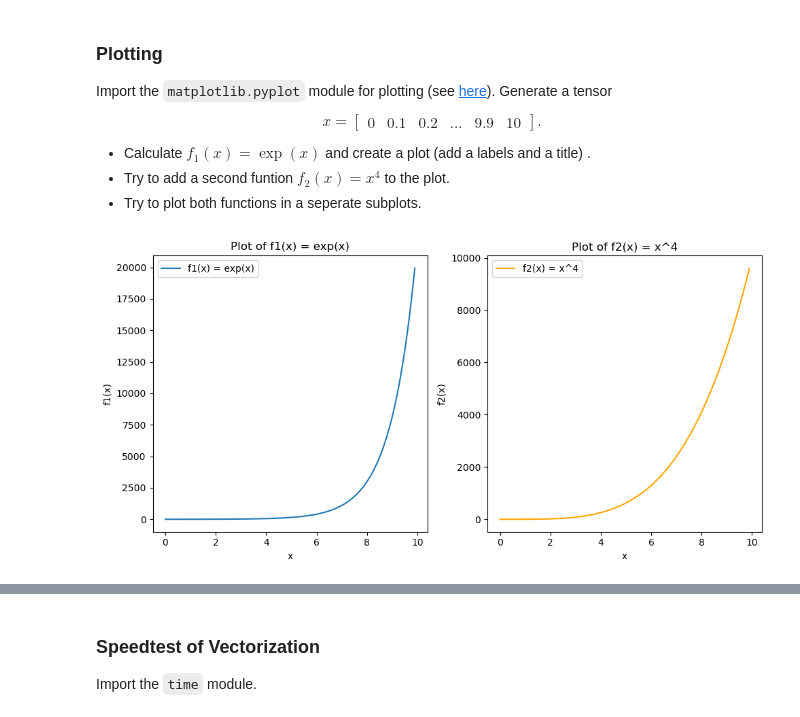
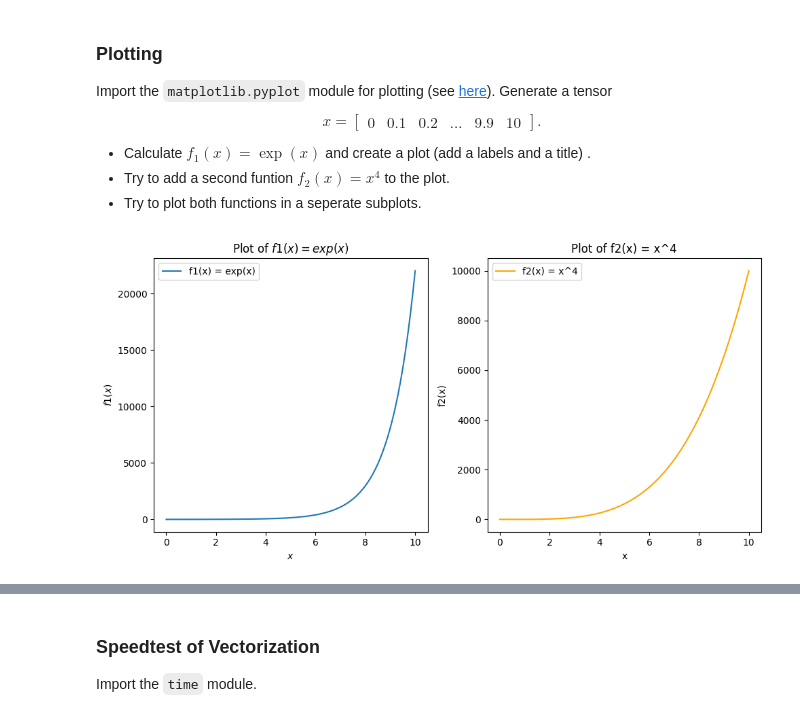
Before and after one commit to VinKKAP/Introduction-to-Deep-Learning, a Jupyter notebook: Tutorials/tutorial_1.ipynb, the cells around one changed output, grey strips where cells are left out. Drawn from its saved outputs; the diff is of its cells as text; code cells hidden in the pictures.

```diff
--- a/Tutorials/tutorial_1.ipynb
+++ b/Tutorials/tutorial_1.ipynb
@@ -338,32 +367,32 @@ $$x =\begin{bmatrix}0&0.1&0.2&\dots &9.9&10\end{bmatrix}.$$
 import matplotlib.pyplot as plt
 # %%
 # Generate the tensor x
-x = torch.arange(0, 10, 0.1)
+x = torch.arange(0, 10.1, 0.1)
 
 # Calculate f1(x) and f2(x)
 f1_x = torch.exp(x)
 f2_x = x**4
 
 # Plot the functions
 plt.figure(figsize=(10, 5))
 
 # Plot f1(x)
 plt.subplot(1, 2, 1)
 plt.plot(x.numpy(), f1_x.numpy(), label='f1(x) = exp(x)')
-plt.xlabel('x')
-plt.ylabel('f1(x)')
-plt.title('Plot of f1(x) = exp(x)')
+plt.xlabel('$x$')
+plt.ylabel('$f1(x)$')
+plt.title('Plot of $f1(x) = exp(x)$')
 plt.legend()
 
 # Plot f2(x)
 plt.subplot(1, 2, 2)
 plt.plot(x.numpy(), f2_x.numpy(), label='f2(x) = x^4', color='orange')
 plt.xlabel('x')
 plt.ylabel('f2(x)')
 plt.title('Plot of f2(x) = x^4')
 plt.legend()
 
 plt.tight_layout()
 plt.show()
 # %% [output]
-[figure, old version]
+[figure, new version]
```
Also changed, not shown: parts of 13 cells of this notebook, 1 other file.
